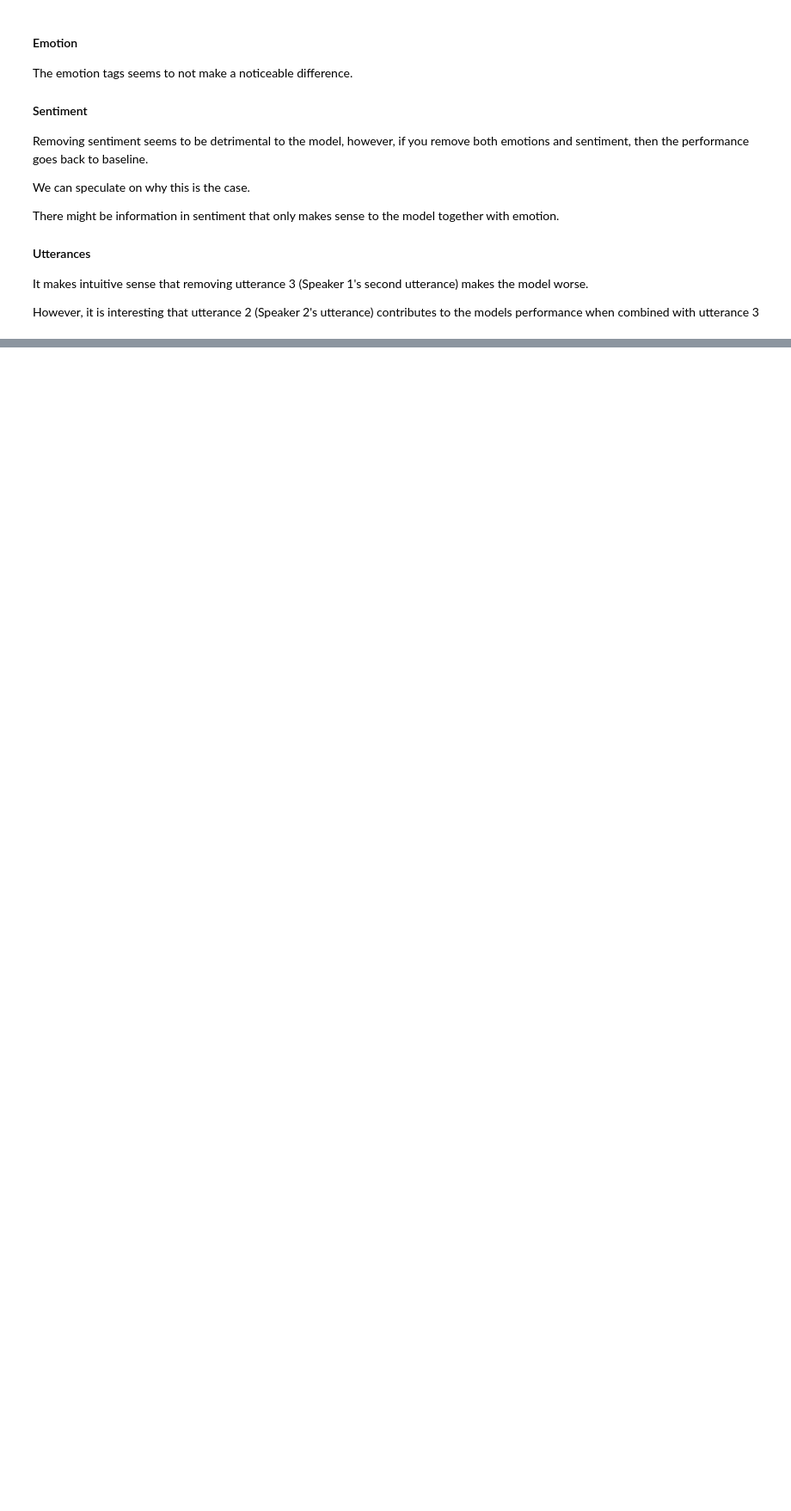
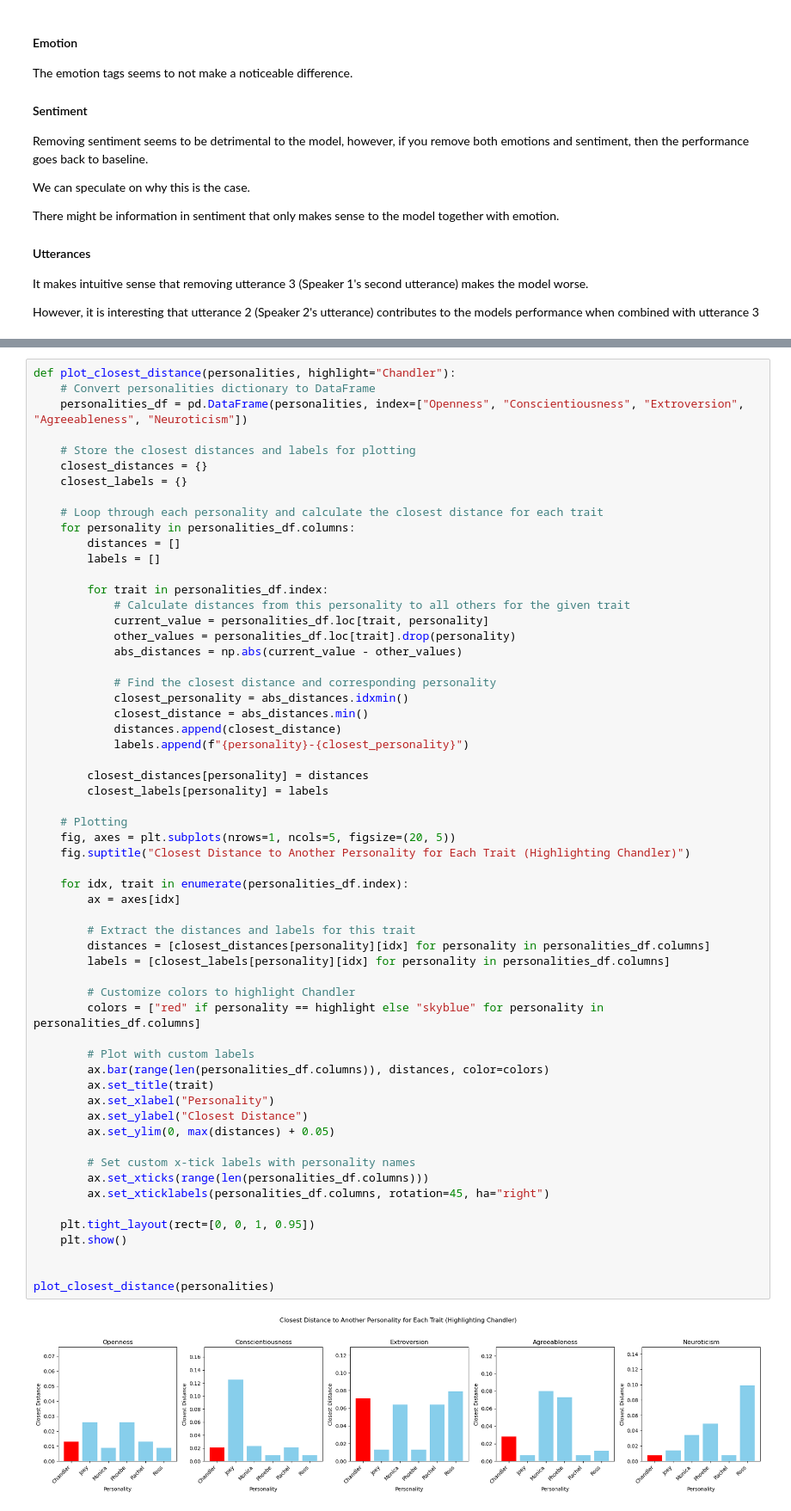
Before and after one commit to KristofferLund94/NLP_Personality_Analysis, a Jupyter notebook: NLP_Personality_Analysis_Task6Only.ipynb, the cells around one changed output, grey strips where cells are left out. Shown at 86% size. Drawn from its saved outputs; the diff is of its cells as text; blank space fills up the shorter version.

```diff
--- a/NLP_Personality_Analysis_Task6Only.ipynb
+++ b/NLP_Personality_Analysis_Task6Only.ipynb
@@ -484,0 +801,61 @@ However, it is interesting that utterance 2 (Speaker 2's utterance) contributes
+# %%
+def plot_closest_distance(personalities, highlight="Chandler"):
+    # Convert personalities dictionary to DataFrame
+    personalities_df = pd.DataFrame(personalities, index=["Openness", "Conscientiousness", "Extroversion", "Agreeableness", "Neuroticism"])
+
+    # Store the closest distances and labels for plotting
+    closest_distances = {}
+    closest_labels = {}
+
+    # Loop through each personality and calculate the closest distance for each trait
+    for personality in personalities_df.columns:
+        distances = []
+        labels = []
+
+        for trait in personalities_df.index:
+            # Calculate distances from this personality to all others for the given trait
+            current_value = personalities_df.loc[trait, personality]
+            other_values = personalities_df.loc[trait].drop(personality)
+            abs_distances = np.abs(current_value - other_values)
+
+            # Find the closest distance and corresponding personality
+            closest_personality = abs_distances.idxmin()
+            closest_distance = abs_distances.min()
+            distances.append(closest_distance)
+            labels.append(f"{personality}-{closest_personality}")
+
+        closest_distances[personality] = distances
+        closest_labels[personality] = labels
+
+    # Plotting
+    fig, axes = plt.subplots(nrows=1, ncols=5, figsize=(20, 5))
+    fig.suptitle("Closest Distance to Another Personality for Each Trait (Highlighting Chandler)")
+
+    for idx, trait in enumerate(personalities_df.index):
+        ax = axes[idx]
+
+        # Extract the distances and labels for this trait
+        distances = [closest_distances[personality][idx] for personality in personalities_df.columns]
+        labels = [closest_labels[personality][idx] for personality in personalities_df.columns]
+
+        # Customize colors to highlight Chandler
+        colors = ["red" if personality == highlight else "skyblue" for personality in personalities_df.columns]
+
+        # Plot with custom labels
+        ax.bar(range(len(personalities_df.columns)), distances, color=colors)
+        ax.set_title(trait)
+        ax.set_xlabel("Personality")
+        ax.set_ylabel("Closest Distance")
+        ax.set_ylim(0, max(distances) + 0.05)
+
+        # Set custom x-tick labels with personality names
+        ax.set_xticks(range(len(personalities_df.columns)))
+        ax.set_xticklabels(personalities_df.columns, rotation=45, ha="right")
+
+    plt.tight_layout(rect=[0, 0, 1, 0.95])
+    plt.show()
+
+
+plot_closest_distance(personalities)
+# %% [output]
+[figure, added]
```
Also changed, not shown: parts of 18 cells of this notebook, 1 other file.
